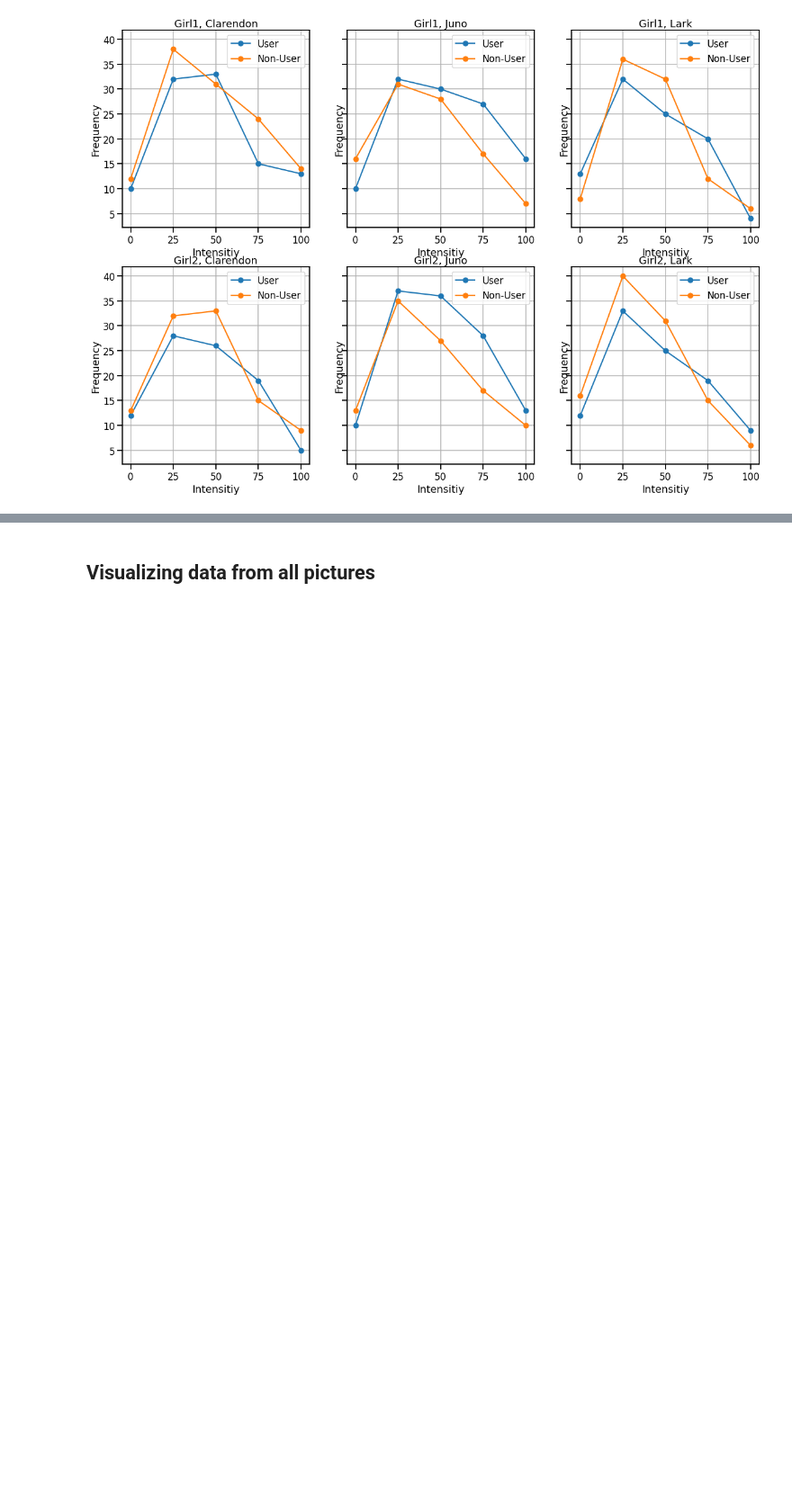
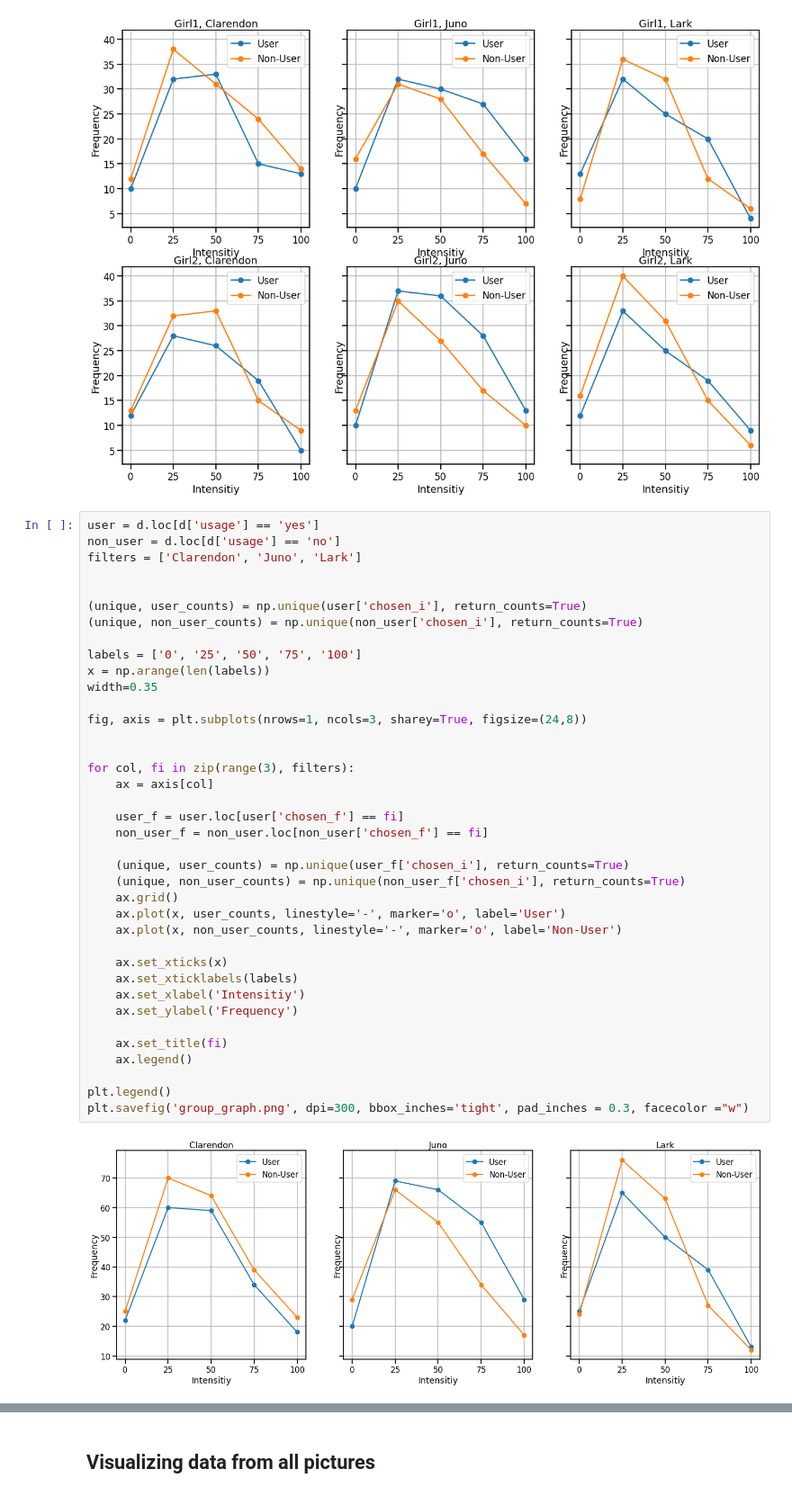
Before and after one commit to ChrisSchahn/perception-seminar, a Jupyter notebook: double_auswertung/double_auswertung.ipynb, the cells around one changed output, grey strips where cells are left out. Shown at 90% size. Drawn from its saved outputs; the diff is of its cells as text; blank space fills up the shorter version.

```diff
--- a/double_auswertung/double_auswertung.ipynb
+++ b/double_auswertung/double_auswertung.ipynb
@@ -295,6 +295,46 @@ plt.legend()
 plt.savefig('group_graph.png', dpi=300, bbox_inches='tight', pad_inches = 0.3, facecolor ="w")
 # %% [output]
 [figure]
+# %%
+user = d.loc[d['usage'] == 'yes']
+non_user = d.loc[d['usage'] == 'no']
+filters = ['Clarendon', 'Juno', 'Lark']
+
+
+(unique, user_counts) = np.unique(user['chosen_i'], return_counts=True)
+(unique, non_user_counts) = np.unique(non_user['chosen_i'], return_counts=True)
+
+labels = ['0', '25', '50', '75', '100']
+x = np.arange(len(labels))
+width=0.35
+
+fig, axis = plt.subplots(nrows=1, ncols=3, sharey=True, figsize=(24,8))
+
+
+for col, fi in zip(range(3), filters):
+    ax = axis[col]
+
+    user_f = user.loc[user['chosen_f'] == fi]
+    non_user_f = non_user.loc[non_user['chosen_f'] == fi]
+
+    (unique, user_counts) = np.unique(user_f['chosen_i'], return_counts=True)
+    (unique, non_user_counts) = np.unique(non_user_f['chosen_i'], return_counts=True)
+    ax.grid()
+    ax.plot(x, user_counts, linestyle='-', marker='o', label='User')
+    ax.plot(x, non_user_counts, linestyle='-', marker='o', label='Non-User')
+
+    ax.set_xticks(x)
+    ax.set_xticklabels(labels)
+    ax.set_xlabel('Intensitiy')
+    ax.set_ylabel('Frequency')
+
+    ax.set_title(fi)
+    ax.legend()
+
+plt.legend()
+plt.savefig('group_graph.png', dpi=300, bbox_inches='tight', pad_inches = 0.3, facecolor ="w")
+# %% [output]
+[figure, added]
 # %%
 def compute_means_and_std(d_frame, observers):
     user = d_frame
```
Also changed, not shown: parts of 2 cells of this notebook, 2 other files.
